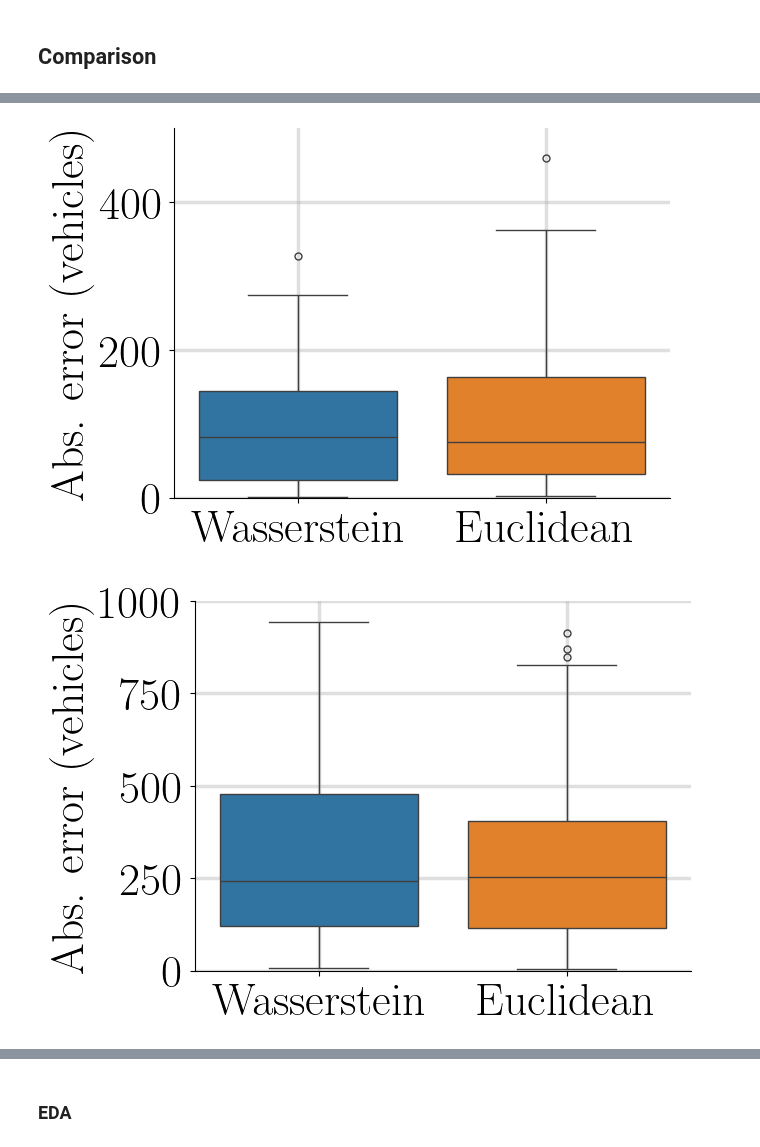
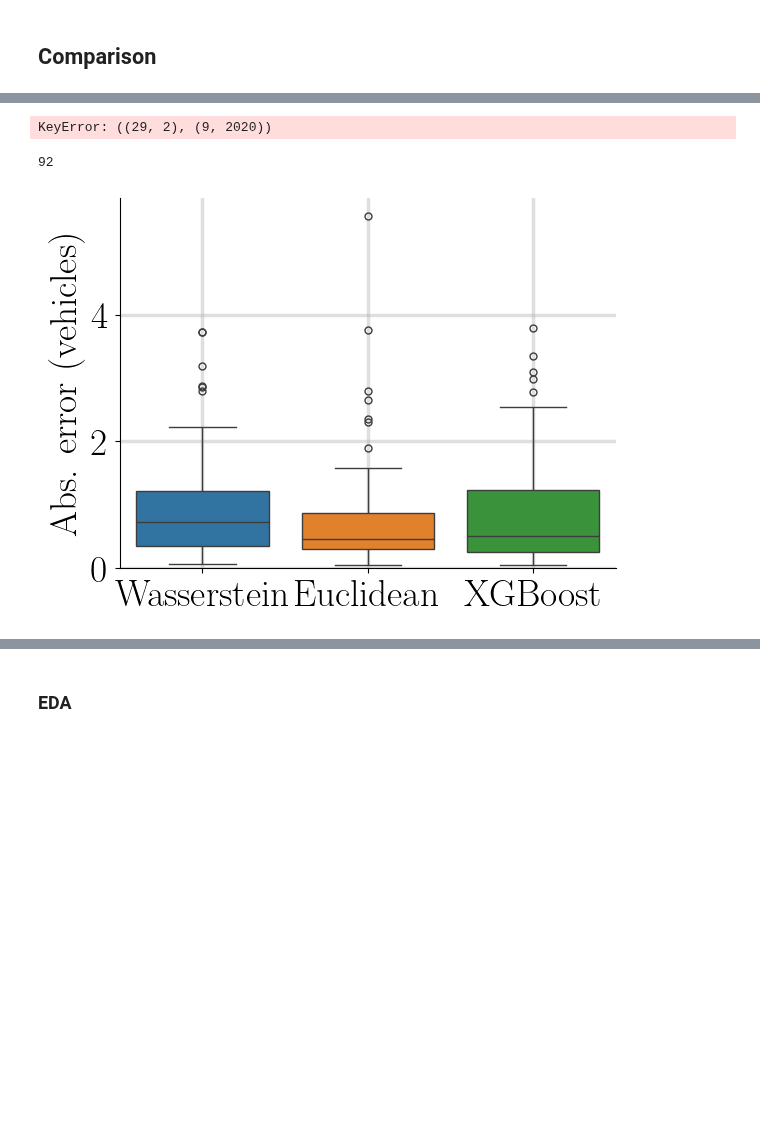
Before and after one commit to jacobf18/Dist-NN, a Jupyter notebook: mta_data.ipynb, the cells around one changed output, grey strips where cells are left out. Drawn from its saved outputs; the diff is of its cells as text; code cells hidden in the pictures; blank space fills up the shorter version.

```diff
--- a/mta_data.ipynb
+++ b/mta_data.ipynb
@@ -365,7 +436,7 @@ X = pd.get_dummies(inbound[categorical_vars + numerical_vars], columns=categoric
 X = X[~((inbound['Plaza ID'] == key[0][0]) & (inbound['Day of Week'] == key[0][1]) & (inbound['Week'] == key[1][0]) & (inbound['Year'] == key[1][1]))]
 y = inbound['Total Vehicles'][~((inbound['Plaza ID'] == key[0][0]) & (inbound['Day of Week'] == key[0][1]) & (inbound['Week'] == key[1][0]) & (inbound['Year'] == key[1][1]))]
 
-model = XGBRegressor(n_estimators=1000, max_depth=10, n_jobs=-1)
+model = XGBRegressor(n_estimators=100, max_depth=10, n_jobs=-1)
 model.fit(X, y)
 new_data = pd.DataFrame.from_dict({"Hour": list(range(24)), "Day of Week": [weekday] * 24, "Week": [week_number] * 24, "Year": [year] * 24, "Plaza ID": [plaza_id] * 24})
 # Convert to same format as original features
@@ -661,5 +765,31 @@ for i, key in enumerate(random_keys):
+# %%
+k = ((29, 2),(9,2020))
+
+total_matrix_copy = total_matrix.copy()
+i,j = key_to_index[k]
+total_matrix_copy[i,j] = np.nan # remove the observed data
+total_matrix_copy_filled = KNN(k=5,verbose=False).fit_transform(total_matrix_copy)
+total_matrix_copy_filled[total_matrix_copy_filled == 0] = np.nan
+
+est_total = total_matrix_copy_filled[i,j]
+
+plt.plot(range(24),raw_results[k]['wasserstein'], label='Wasserstein')
+plt.plot(range(24),raw_results[k]['normalized_euclidean'], label='Euclidean')
+plt.plot(range(24),raw_results[k]['xgboost'] / np.sum(raw_results[k]['xgboost']), label='XGBoost')
+plt.plot(range(24),data_dict[k].values / np.sum(data_dict[k].values.flatten()), label='Observed', linestyle='--', color='black')
+plt.legend()
+plt.show()
+# %% [output]
+KeyError: ((29, 2), (9, 2020))
+# %%
+len(raw_results)
+# %% [output]
+92
 # %%
 with open('raw_results.pkl', 'wb') as f:
     pickle.dump(raw_results, f)
+# %%
+with open('raw_results.pkl', 'rb') as f:
+    raw_results = pickle.load(f)
 # %%
 %matplotlib inline
@@ -746,41 +920,46 @@ for k, v in raw_results.items():
 # %%
 import seaborn as sns
 
-label_size = 33
+label_size = 27
 mpl.rcParams['xtick.labelsize'] = label_size
 mpl.rcParams['ytick.labelsize'] = label_size
 mpl.rcParams['axes.labelsize'] = label_size
 mpl.rcParams['axes.titlesize'] = label_size
 mpl.rcParams['lines.markersize'] = 5
 mpl.rcParams['grid.linewidth'] = 2.5
 mpl.rcParams['legend.fontsize'] = label_size
 pylab.rcParams['xtick.major.pad']=5
 pylab.rcParams['ytick.major.pad']=5
 
 def boxplot_errors(error_dict, filename: str = None, max_y = None):
     errors_total = np.array([
         [v['wasserstein'] for v in error_dict.values()],
-        [v['normalized_euclidean'] for v in error_dict.values()]
+        [v['euclidean'] for v in error_dict.values()],
+        [v['xgboost'] for v in error_dict.values()]
     ]).T
-    labels = ["Wasserstein", "Euclidean"]
+    labels = ["Wasserstein", "Euclidean", 'XGBoost']
     ax = sns.boxplot(errors_total)
     ax.spines['top'].set_visible(False)
     ax.spines['right'].set_visible(False)
     ax.grid(True, alpha=0.4)
 
     if max_y is not None:
         plt.ylim([0,max_y])
     ax.set_xticklabels(labels)
+    ax.set_ylim(bottom=0)
     plt.ylabel("Abs. error (vehicles)")
     if filename is not None:
         plt.savefig(filename, bbox_inches="tight")
     plt.show()
 
-boxplot_errors(std_errors, 'figures/mta_figures/std.pdf', 500)
-boxplot_errors(max_errors, 'figures/mta_figures/max.pdf', 1000)
-boxplot_errors(mean_errors, 'figures/mta_figures/mean.pdf', 400)
-boxplot_errors(median_errors, 'figures/mta_figures/median.pdf', 1000)
-boxplot_errors(var_errors, 'figures/mta_figures/var.pdf', 500)
+base_path = 'figures/mta_figures/'
+boxplot_errors(wasserstein_dist, base_path + 'wasserstein_dist.pdf')
+# boxplot_errors(max_abs_dist, base_path + 'max_abs_dist.pdf', 4000)
+# boxplot_errors(std_errors, base_path + 'std_dist.pdf', 0.1)
+# # boxplot_errors(max_errors, base_path + 'max_dist.pdf', 1500)
+# boxplot_errors(mean_errors, base_path + 'mean_dist.pdf', 1)
+# # boxplot_errors(median_errors, base_path + 'median_dist.pdf', 1000)
+# boxplot_errors(var_errors, base_path + 'var_dist.pdf', 4)
+# boxplot_errors(avg_abs_dist, base_path + 'avg_dist.pdf', 1000)
 # %% [output]
-[figure, old version]
+[figure, new version]
-[figure, removed]
```
Also changed, not shown: parts of 29 cells of this notebook, 3 other files.
